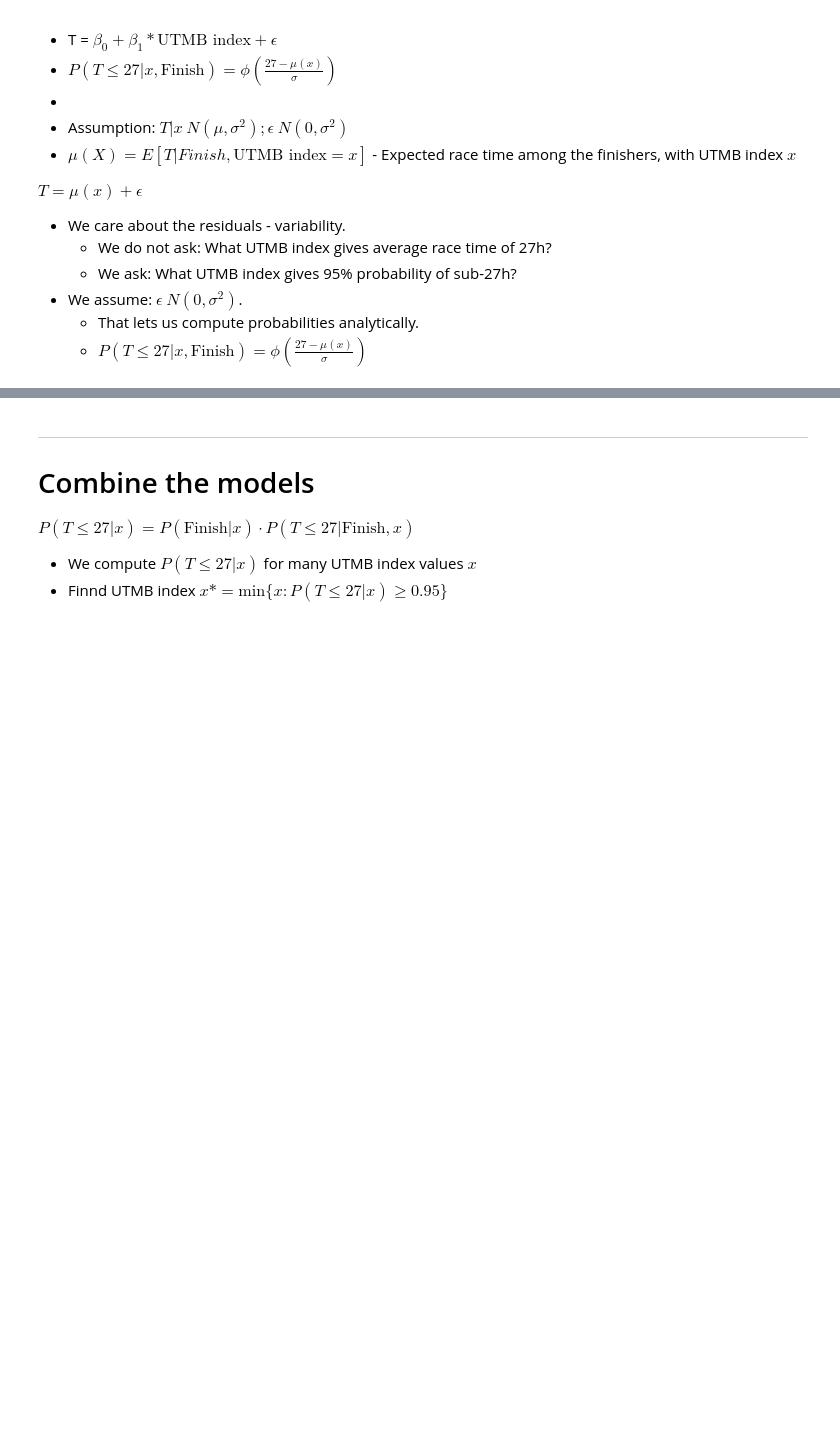
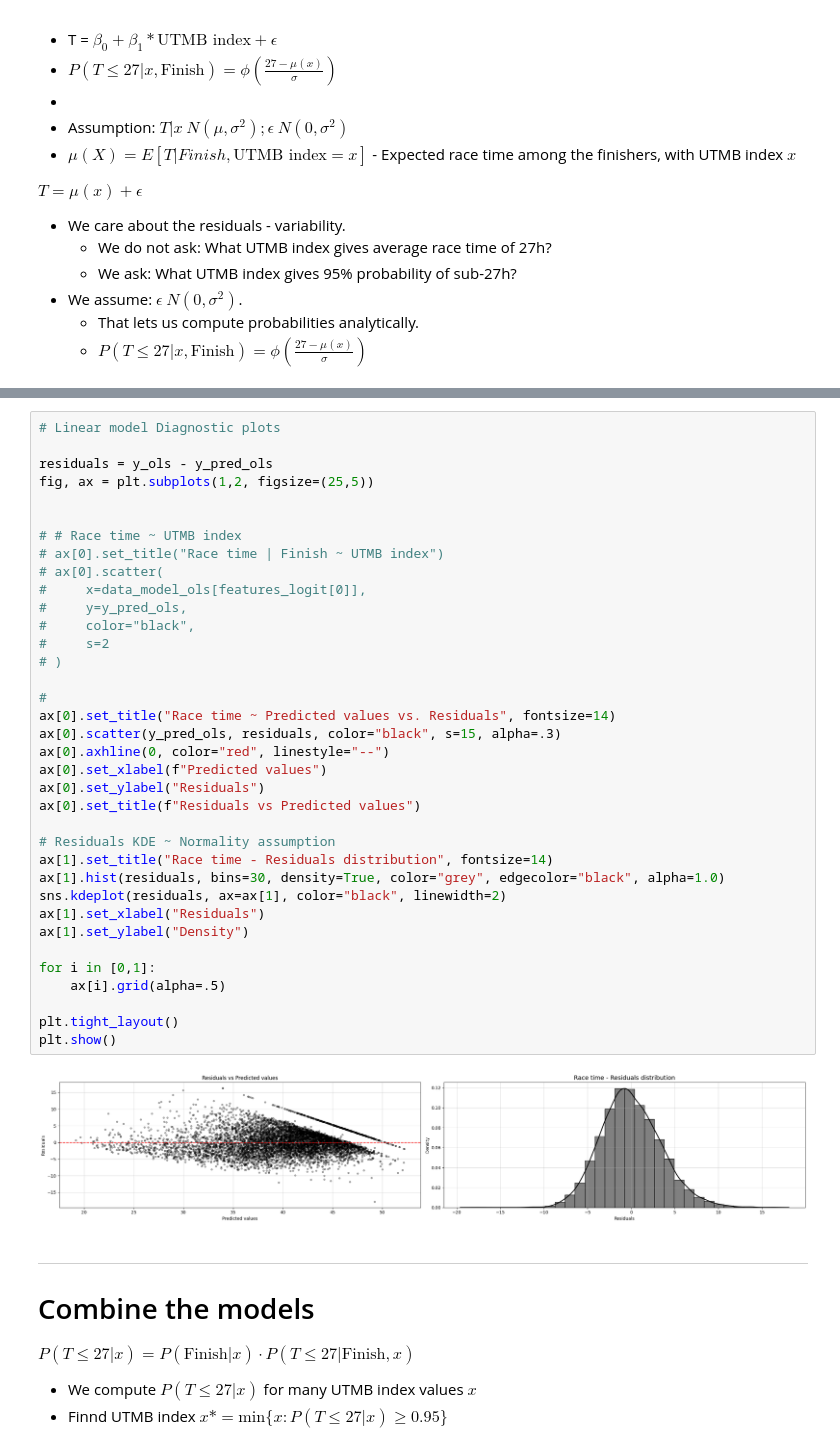
Before and after one commit to 1312Bravo/Path-To-UTMB, a Jupyter notebook: utmb_under_27h/analysis.ipynb, the cells around one changed output, grey strips where cells are left out. Saved outputs shown, nothing was run; the diff lists cells and outputs as text; blank space fills up the shorter version.

```diff
--- a/utmb_under_27h/analysis.ipynb
+++ b/utmb_under_27h/analysis.ipynb
@@ -401,6 +511,44 @@ coef: -0.0540
 p-value: 0.0000
 standard error: 0.0004
 confidence interval: [-0.0548, -0.0532]
+# %%
+# Linear model Diagnostic plots
+
+residuals = y_ols - y_pred_ols
+fig, ax = plt.subplots(1,2, figsize=(25,5))
+
+
+# # Race time ~ UTMB index
+# ax[0].set_title("Race time | Finish ~ UTMB index")
+# ax[0].scatter(
+#     x=data_model_ols[features_logit[0]],
+#     y=y_pred_ols,
+#     color="black",
+#     s=2
+# )
+
+#
+ax[0].set_title("Race time ~ Predicted values vs. Residuals", fontsize=14)
+ax[0].scatter(y_pred_ols, residuals, color="black", s=15, alpha=.3)
+ax[0].axhline(0, color="red", linestyle="--")
+ax[0].set_xlabel(f"Predicted values")
+ax[0].set_ylabel("Residuals")
+ax[0].set_title(f"Residuals vs Predicted values")
+
+# Residuals KDE ~ Normality assumption
+ax[1].set_title("Race time - Residuals distribution", fontsize=14)
+ax[1].hist(residuals, bins=30, density=True, color="grey", edgecolor="black", alpha=1.0)
+sns.kdeplot(residuals, ax=ax[1], color="black", linewidth=2)
+ax[1].set_xlabel("Residuals")
+ax[1].set_ylabel("Density")
+
+for i in [0,1]:
+    ax[i].grid(alpha=.5)
+
+plt.tight_layout()
+plt.show()
+# %% [output]
+[figure, added]
 # %% [markdown]
 ---
 # Combine the models
```
Also changed, not shown: parts of 7 cells of this notebook.
